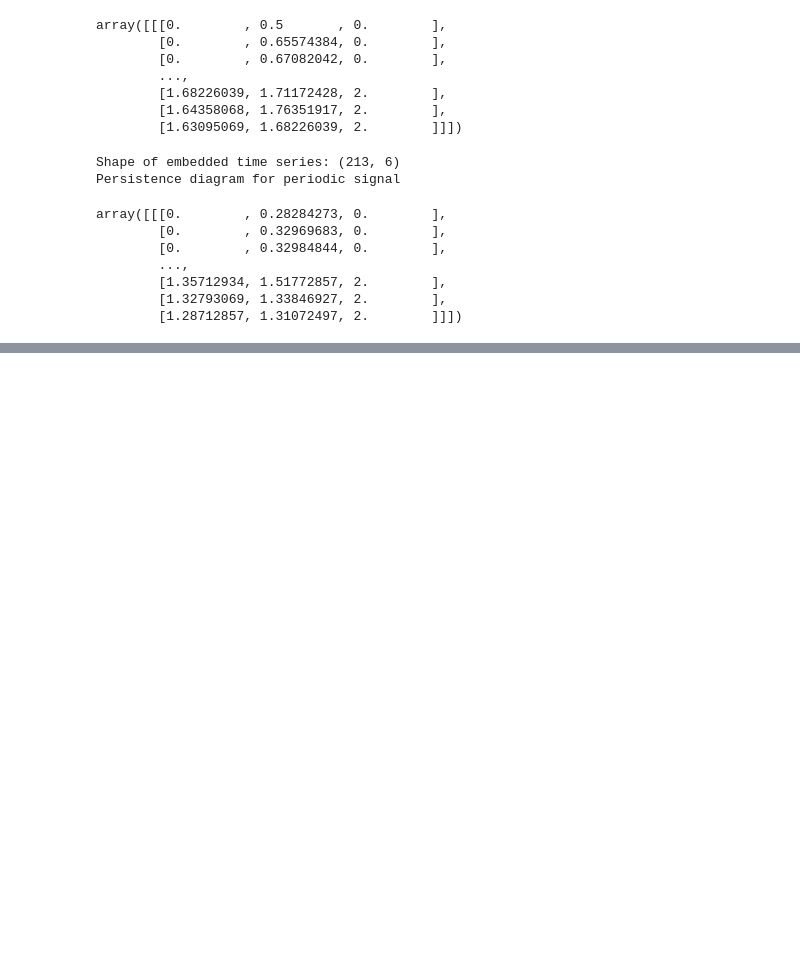
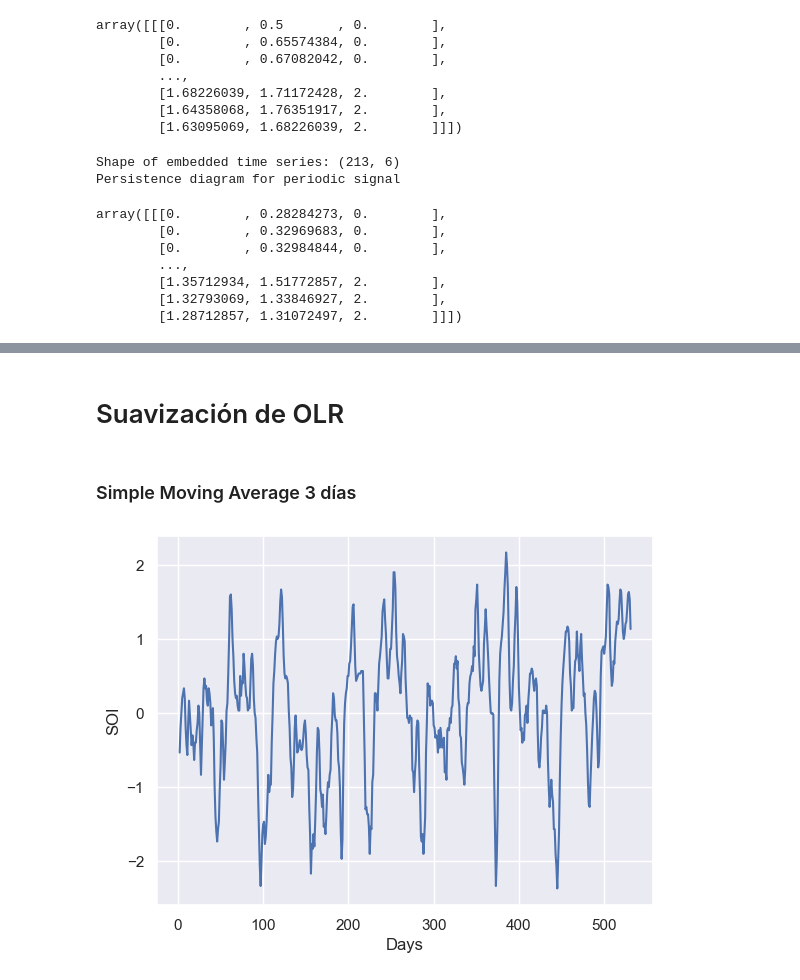
Before and after one commit to fedemedina72/RetoEquipo1, a Jupyter notebook: TimeSeries.ipynb, the cells around one changed output, grey strips where cells are left out. Cells and saved outputs as stored; diff of their text form; code cells hidden in the pictures; blank space fills up the shorter version.

```diff
--- a/TimeSeries.ipynb
+++ b/TimeSeries.ipynb
@@ -162,0 +252,13 @@ array([[[0.        , 0.28284273, 0.        ],
+# %% [markdown]
+# Suavización de OLR
+# %% [markdown]
+### Simple Moving Average 3 días
+# %%
+smaOLR = pd.Series(df2['OLR'].rolling(3).mean())
+plt.plot(smaOLR)
+plt.xlabel("Days")
+plt.ylabel("SOI")
+plt.show()
+smaOLR = smaOLR.dropna().reset_index(drop=True)
+# %% [output]
+[figure, added]
```
Also changed, not shown: parts of 11 cells of this notebook.
